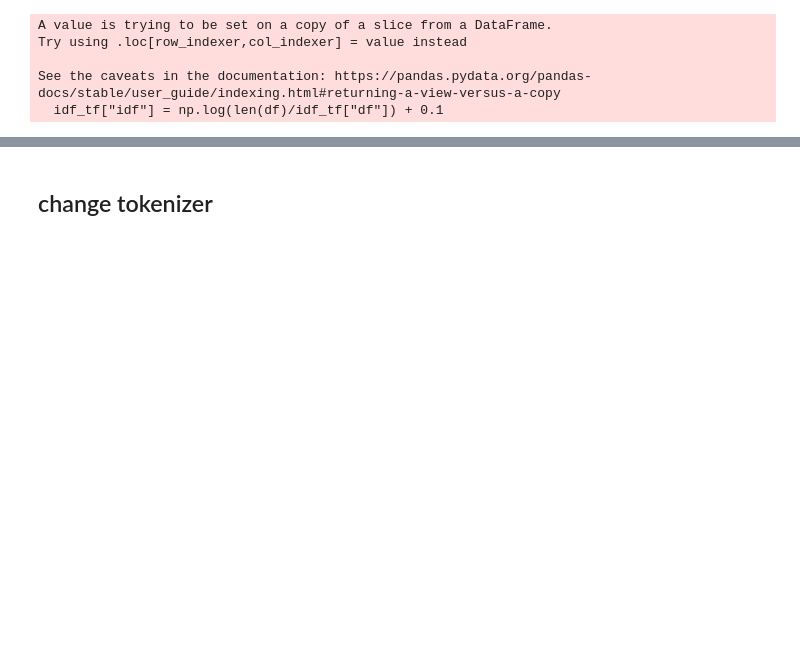
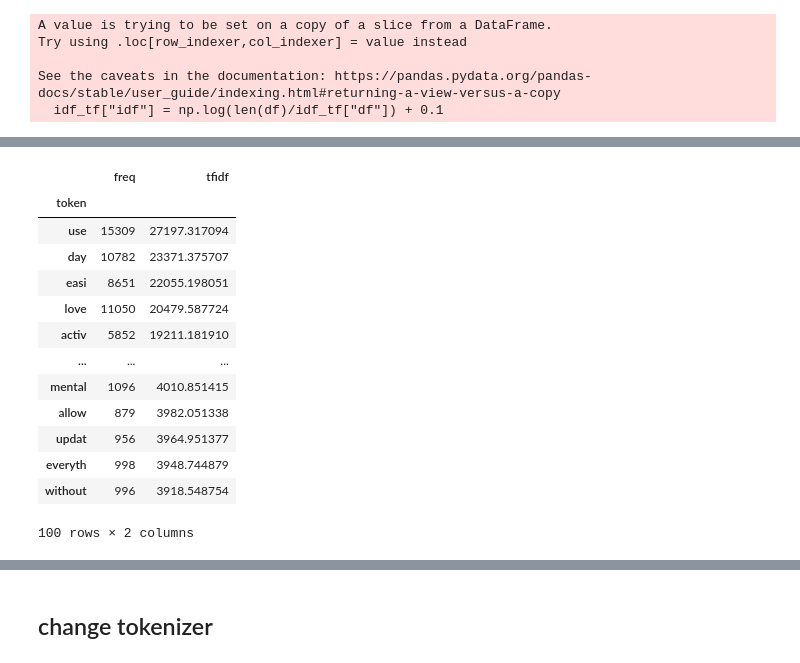
Before and after one commit to morgenmuesli/master_thesis_mood_tracker, a Jupyter notebook: notebooks/tfidf_test.ipynb, the cells around one changed output, grey strips where cells are left out. Saved outputs shown, nothing was run; the diff lists cells and outputs as text; code cells hidden in the pictures; blank space fills up the shorter version.

```diff
--- a/notebooks/tfidf_test.ipynb
+++ b/notebooks/tfidf_test.ipynb
@@ -185,3 +191,20 @@ wordcloud(freq_daylio["freq"], title="daylio tf",  stopwords=["app", "use", "gre
+# %%
+freq_daylio.sort_values(by="tfidf", ascending=False).head(100)
+# %% [output]
+|  | freq | tfidf |
+| token |  |  |
+| use | 15309 | 27197.317094 |
+| day | 10782 | 23371.375707 |
+| easi | 8651 | 22055.198051 |
+| love | 11050 | 20479.587724 |
+| activ | 5852 | 19211.181910 |
+| ... | ... | ... |
+| mental | 1096 | 4010.851415 |
+| allow | 879 | 3982.051338 |
+| updat | 956 | 3964.951377 |
+| everyth | 998 | 3948.744879 |
+| without | 996 | 3918.548754 |
+100 rows × 2 columns
 # %%
 def n_gram(tokens, n=2, sep=" ", n_gram_stopwords=set()):
     return [sep.join(ngram) for ngram in zip(*[tokens[i:] for i in range(n)])
```
Also changed, not shown: parts of 20 cells of this notebook, 18 other files.
